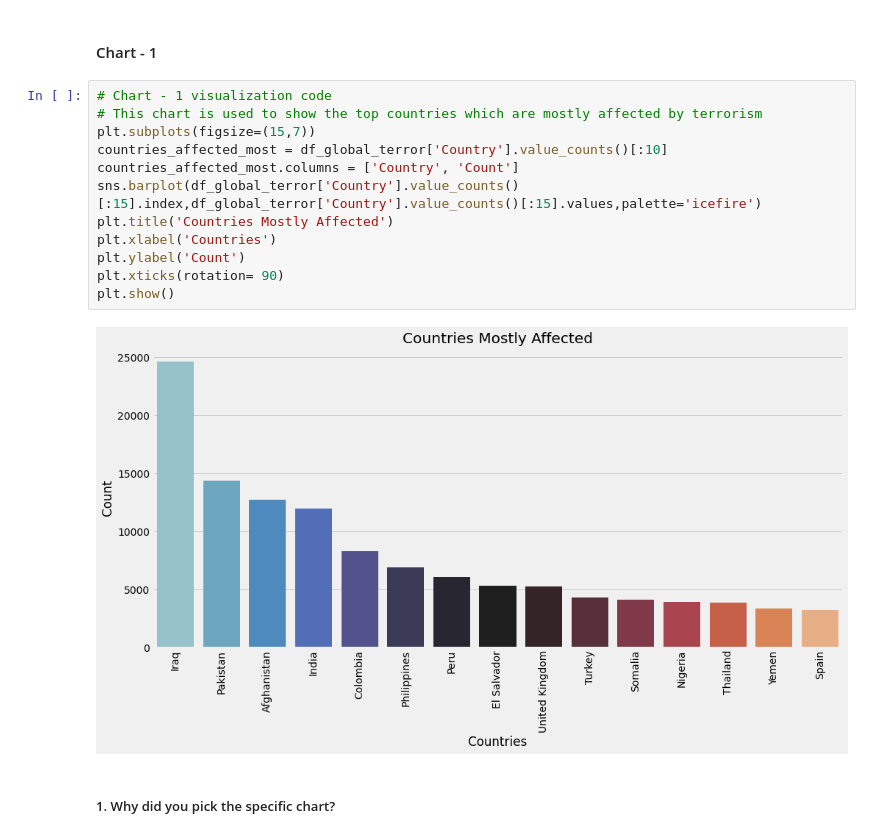
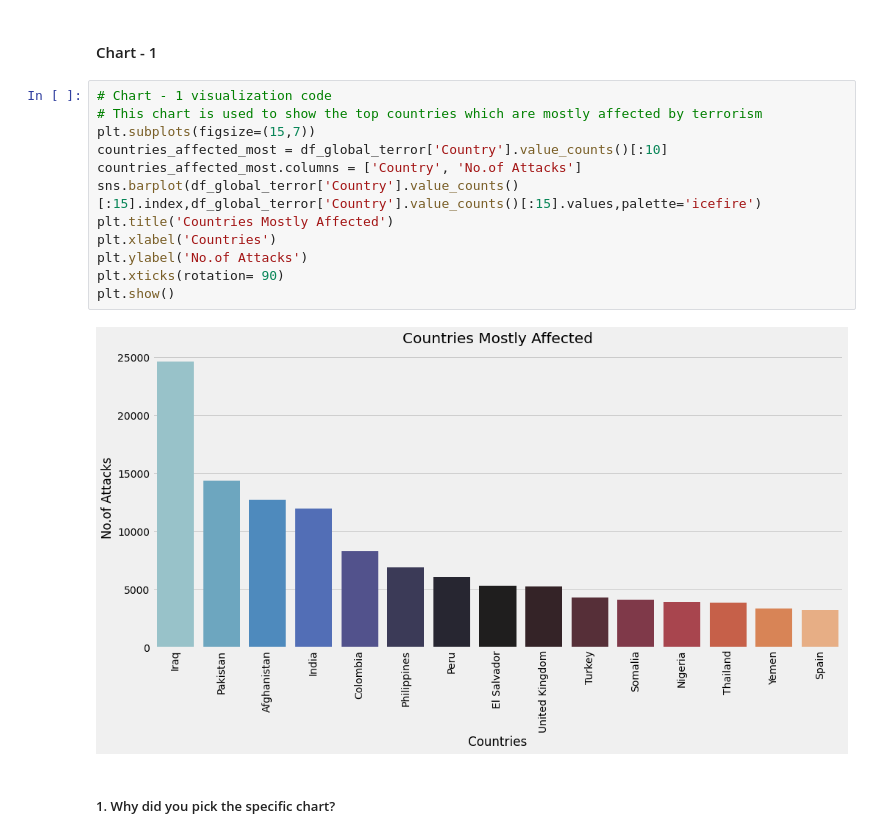
Before and after one commit to cpacharya/Global-Terrorism, a Jupyter notebook: EDA_project_on_Global_Terrorism_by_Chandra_Prakash_Acharya.ipynb, the cells around one changed output. Cells and saved outputs as stored; diff of their text form.

```diff
--- a/EDA_project_on_Global_Terrorism_by_Chandra_Prakash_Acharya.ipynb
+++ b/EDA_project_on_Global_Terrorism_by_Chandra_Prakash_Acharya.ipynb
@@ -335,17 +369,17 @@ We did some research about the most no. of things that happened by the terrorist
 # %%
 # Chart - 1 visualization code
 # This chart is used to show the top countries which are mostly affected by terrorism
 plt.subplots(figsize=(15,7))
 countries_affected_most = df_global_terror['Country'].value_counts()[:10]
-countries_affected_most.columns = ['Country', 'Count']
+countries_affected_most.columns = ['Country', 'No.of Attacks']
 sns.barplot(df_global_terror['Country'].value_counts()[:15].index,df_global_terror['Country'].value_counts()[:15].values,palette='icefire')
 plt.title('Countries Mostly Affected')
 plt.xlabel('Countries')
-plt.ylabel('Count')
+plt.ylabel('No.of Attacks')
 plt.xticks(rotation= 90)
 plt.show()
 # %% [output]
-[figure, old version]
+[figure, new version]
 # %% [markdown]
 ##### 1. Why did you pick the specific chart?
 # %% [markdown]
```
Also changed, not shown: parts of 27 cells of this notebook.
